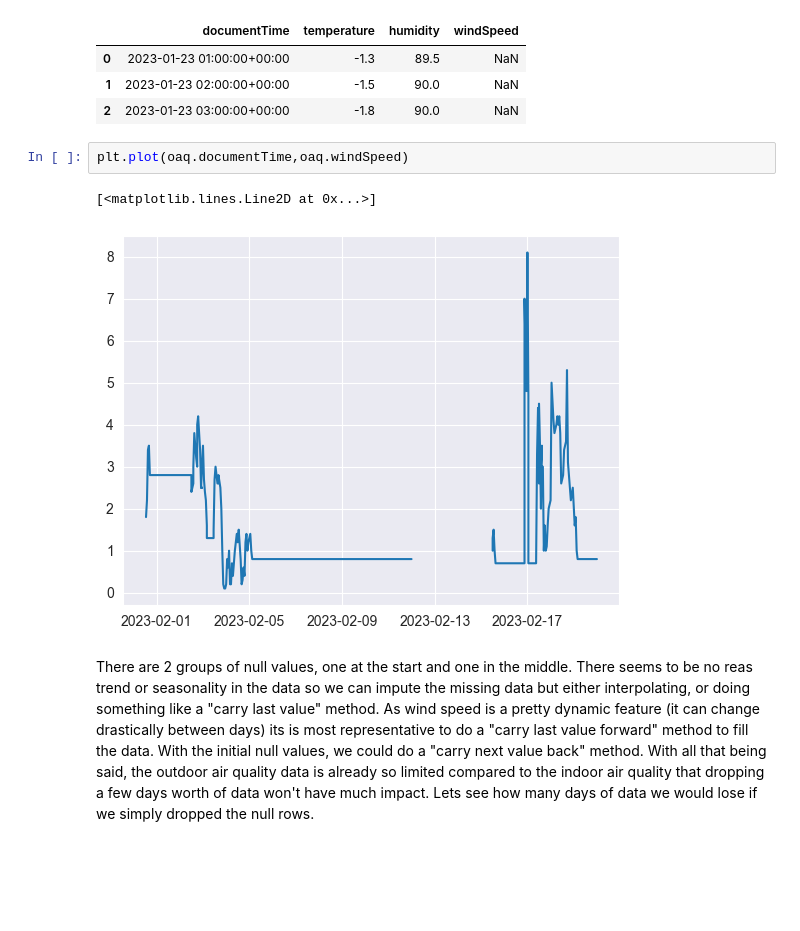
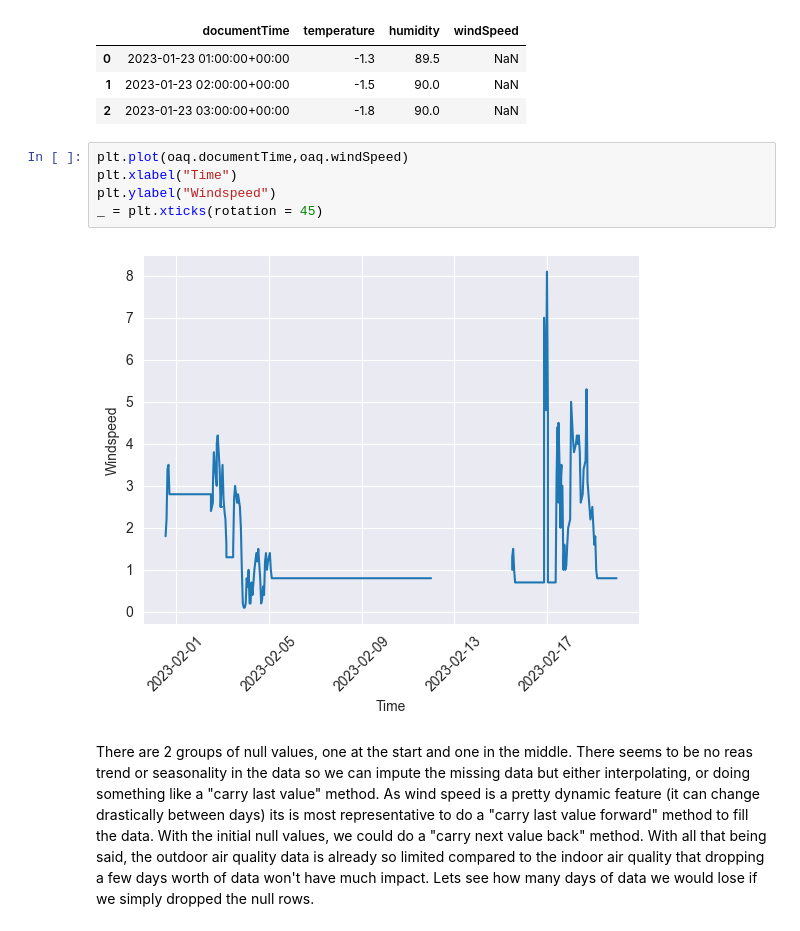
Before and after one commit to SidMurthy97/fp_task, a Jupyter notebook: analysis.ipynb, the cells around one changed output. Drawn from its saved outputs; the diff is of its cells as text; blank space fills up the shorter version.

```diff
--- a/analysis.ipynb
+++ b/analysis.ipynb
@@ -194,9 +194,11 @@ oaq.head(3)
 | 2 | 2023-01-23 03:00:00+00:00 | -1.8 | 90.0 | NaN |
 # %%
 plt.plot(oaq.documentTime,oaq.windSpeed)
+plt.xlabel("Time")
+plt.ylabel("Windspeed")
+_ = plt.xticks(rotation = 45)
 # %% [output]
-[<matplotlib.lines.Line2D at 0x...>]
-[figure, old version]
+[figure, new version]
 # %% [markdown]
 There are 2 groups of null values, one at the start and one in the middle. There seems to be no reas trend or seasonality in the data so we can impute the missing data but either interpolating, or doing something like a "carry last value" method. As wind speed is a pretty dynamic feature (it can change drastically between days) its is most representative to do a "carry last value forward" method to fill the data. With the initial null values, we could do a "carry next value back" method. With all that being said, the outdoor air quality data is already so limited compared to the indoor air quality that dropping a few days worth of data won't have much impact. Lets see how many days of data we would lose if we simply dropped the null rows.
 # %%
```
Also changed, not shown: parts of 8 cells of this notebook.
